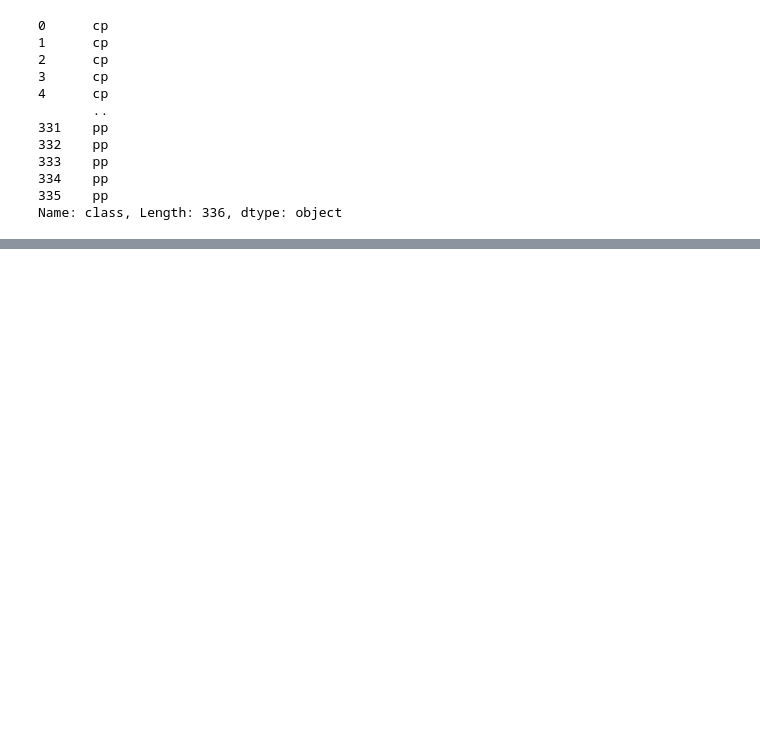
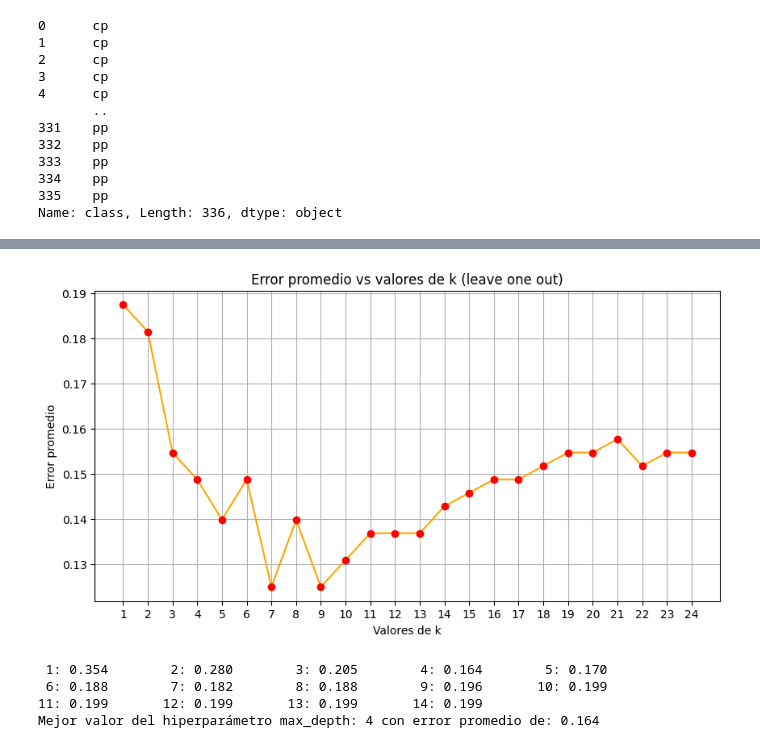
Before and after one commit to DavidMatias44/rp, a Jupyter notebook: validacion_cruzada/main.ipynb, the cells around one changed output, grey strips where cells are left out. Saved outputs shown, nothing was run; the diff lists cells and outputs as text; code cells hidden in the pictures; blank space fills up the shorter version.

```diff
--- a/validacion_cruzada/main.ipynb
+++ b/validacion_cruzada/main.ipynb
@@ -96,0 +142,2 @@ tree.plot_tree(
+# %%
+leave_one_out = LeaveOneOut()
@@ -96,0 +165,25 @@ tree.plot_tree(
+# %%
+title = "Error promedio vs valores de k (leave one out)"
+xlabel = "Valores de k"
+mostrar_resultados(errores_knn, title, xlabel, k_values)
+# %% [output]
+[figure, added]
+# %%
+errores_tree = []
+for depth_value in depth_values:
+    modelo = DecisionTreeClassifier(max_depth=depth_value, random_state=23)
+    scores = cross_val_score(modelo, X, y, cv=leave_one_out)
+    error_promedio = 1 - np.mean(scores)
+    errores_tree.append((depth_value, error_promedio))
+
+for index, error_tree in enumerate(errores_tree):
+    print(f"{error_tree[0]:2}: {error_tree[1]:.3f}", end='\t')
+    if (index + 1) % 5 == 0: print()
+
+mejor_tree = min(errores_tree, key=lambda x: x[1])
+print(f"\nMejor valor del hiperparámetro max_depth: {mejor_tree[0]} con error promedio de: {mejor_tree[1]:.3f}")
+# %% [output]
+ 1: 0.354        2: 0.280        3: 0.205        4: 0.164        5: 0.170
+ 6: 0.188        7: 0.182        8: 0.188        9: 0.196       10: 0.199
+11: 0.199       12: 0.199       13: 0.199       14: 0.199
+Mejor valor del hiperparámetro max_depth: 4 con error promedio de: 0.164
```
Also changed, not shown: parts of 17 cells of this notebook.
